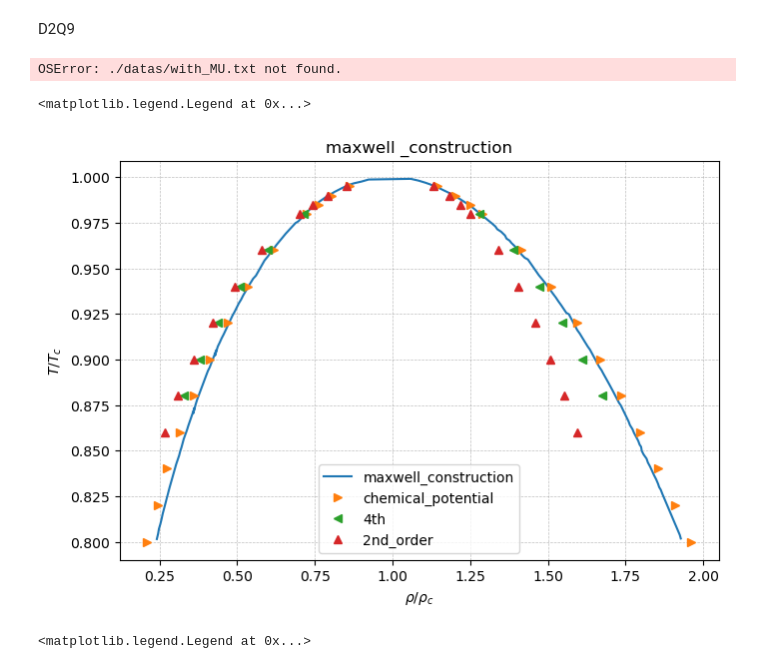
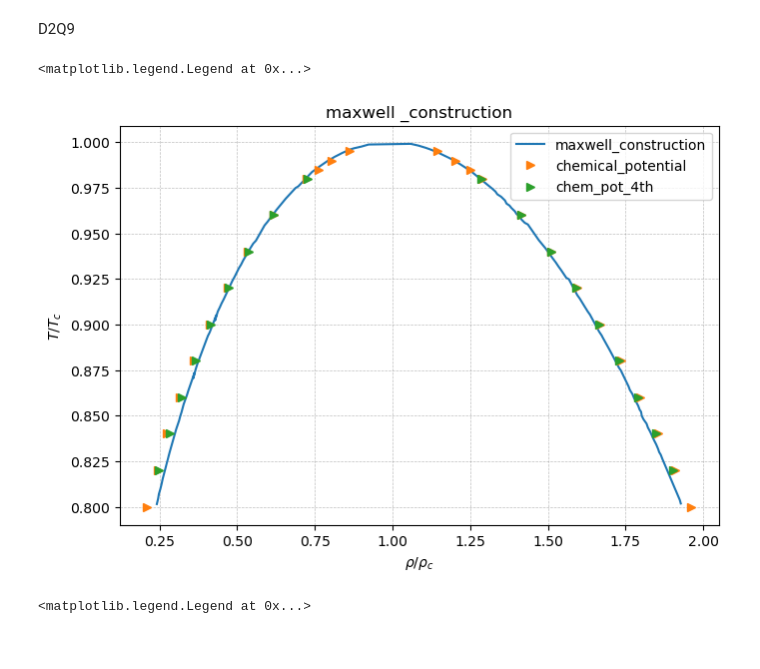
Before and after one commit to Ganesh-Kumar-B/multiphase, a Jupyter notebook: D1Q5_VW/testnotebook.ipynb, the cells around one changed output. Cells and saved outputs as stored; diff of their text form; code cells hidden in the pictures.

```diff
--- a/D1Q5_VW/testnotebook.ipynb
+++ b/D1Q5_VW/testnotebook.ipynb
@@ -8,63 +8,6 @@ import numpy as np
 # type(image_path)
 # %% [markdown]
 D2Q9
-# %%
-import matplotlib.pyplot as plt
-import numpy as np
-filename='fig_'
-
-import os
-image_path = os.path.abspath(filename) # Figures out the absolute path for you in case your working directory moves around.
-type(image_path)
-
-# data=np.loadtxt(fname='Q21_DRTT.txt',delimiter = ',',skiprows=1)
-
-
-
-
-
-d1=np.loadtxt(fname='./datas/maxwell_construction.csv',delimiter = ',',skiprows=1)
-d2=np.loadtxt(fname='./datas/maxwell_construction_mathematica.csv',delimiter = ',',skiprows=0)
-d3=np.loadtxt(fname='./datas/maxwell_construction_praveen.csv',delimiter = ',',skiprows=0)
-d4=np.loadtxt(fname='./datas/with_MU.txt',delimiter = ',',skiprows=1)
-d5=np.loadtxt(fname='./datas/with_central_derivative.txt',delimiter = ',',skiprows=1)
-d6=np.loadtxt(fname='./datas/with_surface_term.txt',delimiter = ',',skiprows=1) #it is needed
-d7=np.loadtxt(fname='./datas/from_second_order.txt',delimiter = ',',skiprows=1)
-
-
-
-
-
-fig = plt.figure(figsize=(6,4))
-ax1 = fig.add_axes([0,0,1,1])
-
-# ax1.plot(rho,Temp,'.', label = 'Analytical match from Mathematica')
-ax1.plot(d3[:,0],d3[:,1],'-',label = 'maxwell_construction')
-# ax1.plot(d5[:,1],d5[:,0],'<',label = 'central difference')
-# ax1.plot(d6[:,1],d6[:,0],'>',label = '2nd order')
-# ax1.plot(d7[:,1],d7[:,0],'^',label = 'fourth order')
-
-# ax1.plot(d4[:,1],d4[:,0],'<',label = 'chemical potential formulation')
-# ax1.plot(d8[:,1],d8[:,0],'<',label = 'mixed order')
-ax1.plot(d9[:,1],d9[:,0],'<',label = 'mixed order')
-
-# ax1.plot(y1,x,'>',label = "pressure_formulation")
-
-
-
-plt.title("maxwell _construction")
-
-
-ax1.set_xlabel(r'$\rho / \rho_{c}$')
-ax1.set_ylabel(r'$T / T_{c}$')
-
-
-#
-
-ax1.grid(alpha=0.5,lw=0.5,ls='--',color='tab:gray')
-ax1.legend()
-# %% [output]
-OSError: ./datas/with_MU.txt not found.
 # %%
 import matplotlib.pyplot as plt
 import numpy as np
@@ -87,41 +30,41 @@ d4=np.loadtxt(fname='./datas/chemical_potential.txt',delimiter = ',',skiprows=1)
 d5=np.loadtxt(fname='./datas/4th.txt',delimiter = ',',skiprows=1)
 d6=np.loadtxt(fname='./datas/2nd.txt',delimiter = ',',skiprows=1)
 d7=np.loadtxt(fname='./datas/2nd_new_product_rule.txt',delimiter = ',',skiprows=1)
+d8=np.loadtxt(fname='./datas/chemical_potential_4th_order.txt',delimiter = ',',skiprows=1)
 
 
 
 
 
 fig = plt.figure(figsize=(6,4))
 ax1 = fig.add_axes([0,0,1,1])
 
 # ax1.plot(rho,Temp,'.', label = 'Analytical match from Mathematica')
 ax1.plot(d3[:,0],d3[:,1],'-',label = 'maxwell_construction')
 ax1.plot(d4[:,1],d4[:,0],'>',label = 'chemical_potential')
-ax1.plot(d5[:,1],d5[:,0],'<',label = '4th')
+# ax1.plot(d5[:,1],d5[:,0],'<',label = '4th')
 # ax1.plot(d6[:,1],d6[:,0],'>',label = '2nd')
-ax1.plot(d7[:,1],d7[:,0],'^',label = '2nd_order')
+ax1.plot(d8[:,1],d8[:,0],'>',label = 'chem_pot_4th')
+# ax1.plot(d7[:,1],d7[:,0],'^',label = '2nd_order')
 
 # ax1.plot(d5[:,1],d5[:,0],'<',label = 'central difference')
 # ax1.plot(d6[:,1],d6[:,0],'>',label = '2nd order')
-
-
 # ax1.plot(y1,x,'>',label = "pressure_formulation")
 
+# plt.xscale('log')
+
 plt.title("maxwell _construction")
-
-
 ax1.set_xlabel(r'$\rho / \rho_{c}$')
 ax1.set_ylabel(r'$T / T_{c}$')
 
 
 #
 
 ax1.grid(alpha=0.5,lw=0.5,ls='--',color='tab:gray')
 ax1.legend()
 # %% [output]
 <matplotlib.legend.Legend at 0x...>
-[figure, old version]
+[figure, new version]
 # %%
 import matplotlib.pyplot as plt
 import numpy as np
```
Also changed, not shown: 1 other file.
